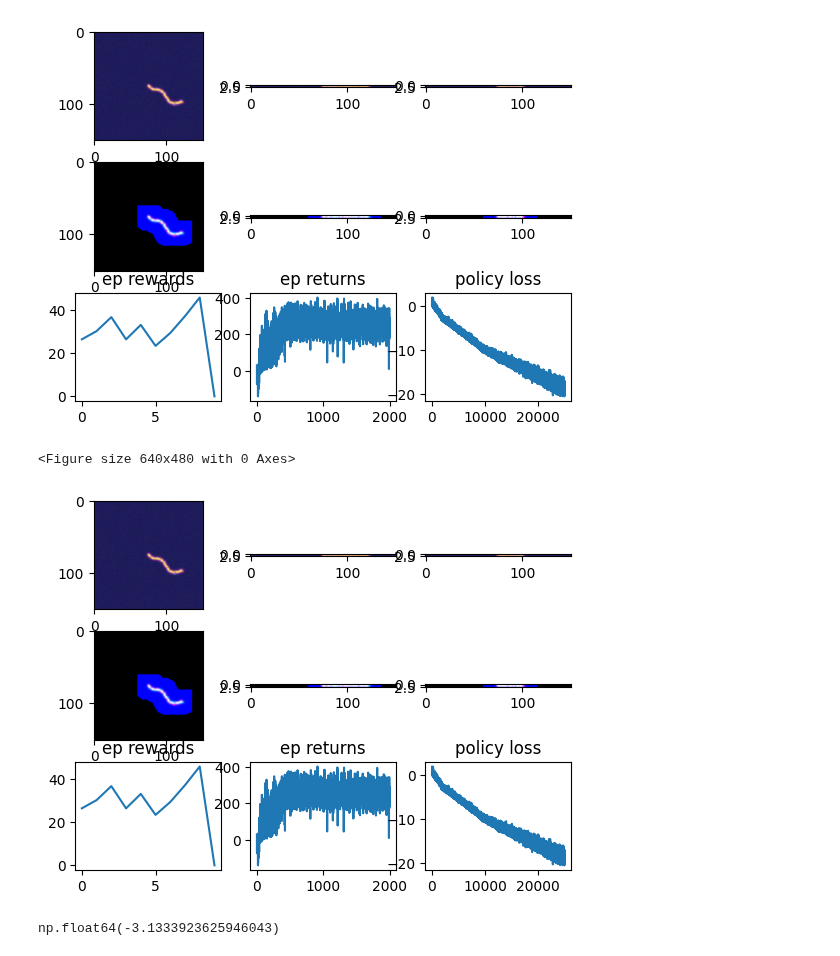
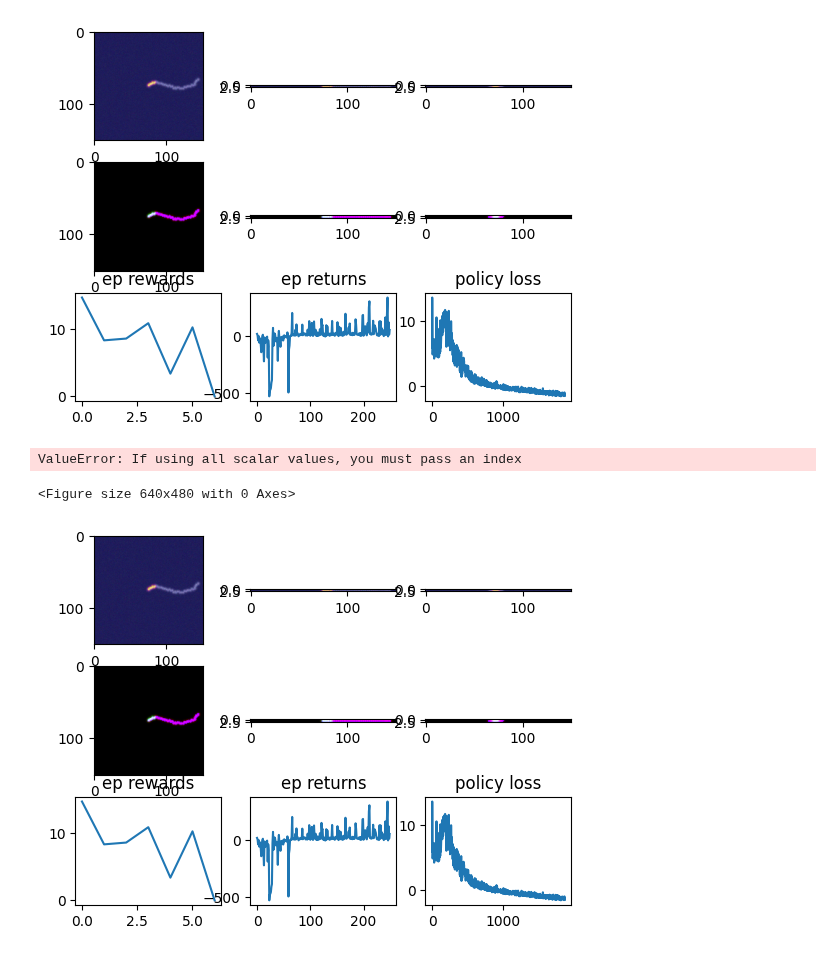
Before and after one commit to twardlab/neurotrack, a Jupyter notebook: SAC_v1.ipynb, the cells around one changed output. Cells and saved outputs as stored; diff of their text form; code cells hidden in the pictures.

```diff
--- a/SAC_v1.ipynb
+++ b/SAC_v1.ipynb
@@ -137,7 +138,7 @@ def show_state(env, returns, rewards, policy_loss, fig):
 f = "/home/brysongray/tractography/neuron_trx/training_data/bendy_thin/"
 fig, ax = plt.subplots(3,3)
 ax = ax.ravel()
-for i,img_file in enumerate(os.listdir(f)[18:27]):
+for i,img_file in enumerate(os.listdir(f)[9:18]):
     img, true_density, mask = list(torch.load(os.path.join(f,img_file), weights_only=True).values())
-    ax[i].imshow(img.permute(1,2,3,0).amax(0))
+    ax[i].imshow(mask[0].amax(0), interpolation="none")
 # %% [output]
@@ -217,7 +223,7 @@ memory = ReplayMemory(10000, obs_shape=(in_channels,input_size,input_size,input_
 # memory = ReplayMemory(10000)
 # %%
 # train
-episodes = 2000
+episodes = 250
 update_after = 128
 
 steps_done = 0
@@ -225,6 +231,7 @@ updates_per_step = 1
 num_updates = 0
 policy_loss = []
 ep_returns = []
+classifier_annotations = {}
 
 # Train the Network
 fig1, ax = plt.subplots(3,3, figure=plt.figure(num=1))
@@ -235,25 +242,43 @@ for i in tqdm(range(episodes)):
     ep_return = 0
     ep_rewards = []
     for t in count():
+
         actor.eval()
-        with torch.no_grad():
-            if steps_done < update_after:
-                action = torch.randn(3).to(DEVICE)*3
-                action = action * torch.tensor([0,1,1], device=DEVICE)
-            else:
-                actor_out = actor(obs)
-                direction_dist = sample_from_output(actor_out)
-                action = direction_dist.rsample()
-                action = torch.concatenate((torch.tensor([0.0], device=DEVICE), action[0]))
+        if steps_done < update_after:
+            action = torch.randn(3).to(DEVICE)*3
+            action = action * torch.tensor([0,1,1], device=DEVICE)
+        else:
+            actor_out = actor(obs).detach()
+            direction_dist = sample_from_output(actor_out)
+            action = direction_dist.rsample()
+            action = torch.concatenate((torch.tensor([0.0], device=DEVICE), action[0]))
 
-            steps_done += 1
-            # take step, get observation and reward, and move index to next streamline
-            next_obs, reward, terminated = env.step(action)
-            ep_return += reward.cpu().item()
-            ep_rewards.append(reward.cpu().item())
+            # # predict label
+            # label = classifier(obs)
+            # label = torch.nn.functional.sigmoid(label)
+            # # get target
+            # new_position = (env.paths[env.head_id][-1] + action).cpu()
+            # new_position = torch.round(new_position).to(int)
+            # target = env.mask[0][*new_position].to(device=DEVICE)
+            # loss = binary_loss(label[0], target.unsqueeze(0).to(torch.float32))
+            # loss.backward()
+            # classifier_optimizer.step()
 
-            # Store the transition in memory
-            memory.push(obs.cpu(), action.cpu(), next_obs.cpu(), reward.cpu(), terminated)
+        steps_done += 1
+        # take step, get observation and reward, and move index to next streamline
+        next_obs, reward, terminated = env.step(action)
+
+        if not terminated:
+            position = torch.round(env.paths[env.head_id][-1]).to(int).cpu()
+            target = env.mask[0][*position]
+            fname = f"obs_{steps_done}.pt"
+            torch.save(next_obs, os.path.join("/home/brysongray/tractography/neuron_trx/training_data/classifier_training_data/", fname))
+            classifier_annotations[fname] = target.to(int).item()
+        ep_return += reward.cpu().item()
+        ep_rewards.append(reward.cpu().item())
+
+        # Store the transition in memory
+        memory.push(obs.cpu(), action.cpu(), next_obs.cpu(), reward.cpu(), terminated)
 
         if steps_done >= update_after:
             updates_per_step = 1
@@ -310,37 +335,34 @@ for i in tqdm(range(episodes)):
                 Q2_vals = Q2(current_state)[:,0]
                 # entropy regularized Q values
                 loss = -torch.mean(torch.minimum(Q1_vals, Q2_vals) - log_alpha.exp().detach() * logprobs[:,None]) # The loss function is multiplied by -1 to do gradient ascent instead of decent.
                 policy_loss.append(loss.item())
                 actor_optimizer.zero_grad()
                 loss.backward()
                 actor_optimizer.step()
 
                 # update target networks
                 for Q,Q_target in zip([Q1, Q2], [Q1_target, Q2_target]):
                     Q_state_dict = Q.state_dict()
                     Q_target_state_dict = Q_target.state_dict()
                     for key in Q_state_dict:
                         Q_target_state_dict[key] = Q_state_dict[key]*tau + Q_target_state_dict[key]*(1-tau)
                     Q_target.load_state_dict(Q_target_state_dict)
 
                 log_alpha_optimizer.zero_grad()
                 alpha_loss = (log_alpha.exp() * (-logprobs - target_entropy).detach()).mean()
                 alpha_loss.backward()
                 log_alpha_optimizer.step()
 
         if terminated:
             ep_returns.append(ep_return)
             show_state(env, ep_returns, ep_rewards, policy_loss, fig1)
             env.reset()
             break
 
         # if not terminated, move to the next state
         obs = env.get_state() # the head of the next streamline
 # %% [output]
-[figure, old version]
+[figure, new version]
-<Figure size 640x480 with 0 Axes>
+ValueError: If using all scalar values, you must pass an index
+<Figure size 640x480 with 0 Axes>
-[figure, old version]
+[figure, new version]
-# %%
-np.mean(ep_returns)
-# %% [output]
-np.float64(-3.1333923625946043)
```
Also changed, not shown: parts of 5 cells of this notebook, 1 other file.
